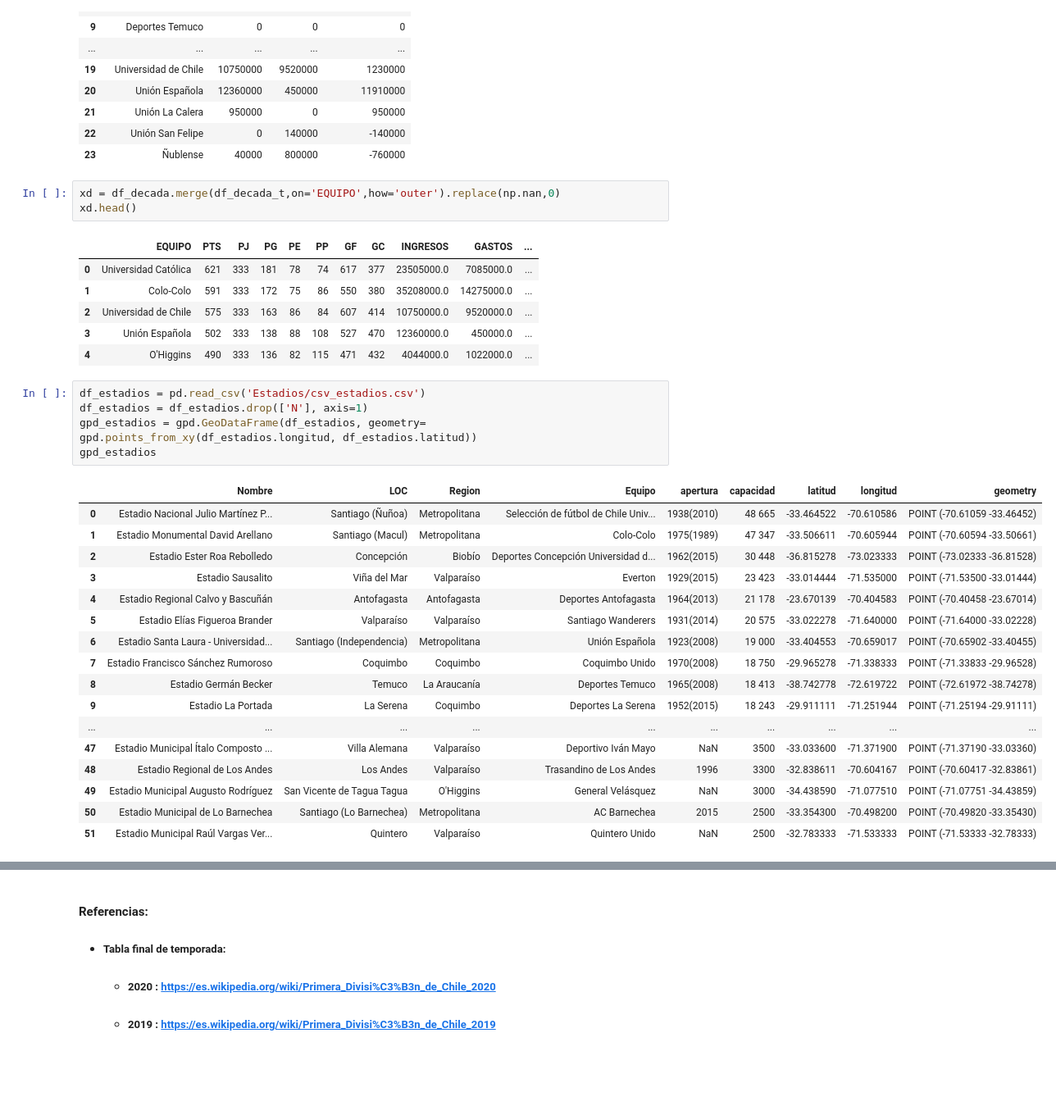
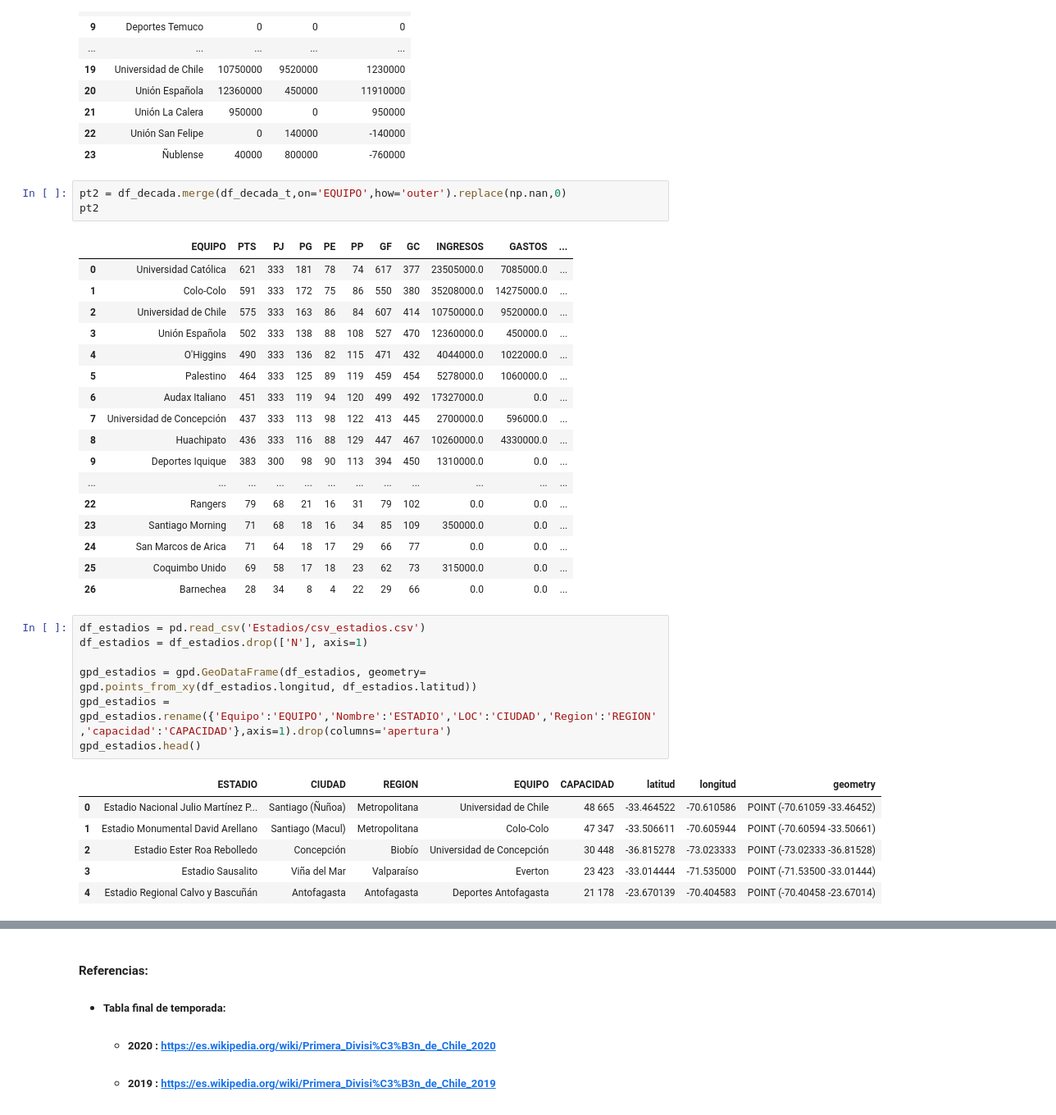
Before and after one commit to fmeza7/Proyecto_Cs_Datos_Grupo_1, a Jupyter notebook: Proyecto.ipynb, the cells around one changed output, grey strips where cells are left out. Shown at 82% size. Saved outputs shown, nothing was run; the diff lists cells and outputs as text; blank space fills up the shorter version.

```diff
--- a/Proyecto.ipynb
+++ b/Proyecto.ipynb
@@ -673,8 +670,8 @@ df_decada_t
 | 22 | Unión San Felipe | 0 | 140000 | -140000 |
 | 23 | Ñublense | 40000 | 800000 | -760000 |
 # %%
-xd = df_decada.merge(df_decada_t,on='EQUIPO',how='outer').replace(np.nan,0)
-xd.head()
+pt2 = df_decada.merge(df_decada_t,on='EQUIPO',how='outer').replace(np.nan,0)
+pt2
 # %% [output]
 |  | EQUIPO | PTS | PJ | PG | PE | PP | GF | GC | INGRESOS | GASTOS | ... |
 | 0 | Universidad Católica | 621 | 333 | 181 | 78 | 74 | 617 | 377 | 23505000.0 | 7085000.0 | ... |
@@ -682,26 +679,28 @@ xd.head()
 | 2 | Universidad de Chile | 575 | 333 | 163 | 86 | 84 | 607 | 414 | 10750000.0 | 9520000.0 | ... |
 | 3 | Unión Española | 502 | 333 | 138 | 88 | 108 | 527 | 470 | 12360000.0 | 450000.0 | ... |
 | 4 | O'Higgins | 490 | 333 | 136 | 82 | 115 | 471 | 432 | 4044000.0 | 1022000.0 | ... |
+| 5 | Palestino | 464 | 333 | 125 | 89 | 119 | 459 | 454 | 5278000.0 | 1060000.0 | ... |
+| 6 | Audax Italiano | 451 | 333 | 119 | 94 | 120 | 499 | 492 | 17327000.0 | 0.0 | ... |
+| 7 | Universidad de Concepción | 437 | 333 | 113 | 98 | 122 | 413 | 445 | 2700000.0 | 596000.0 | ... |
+| 8 | Huachipato | 436 | 333 | 116 | 88 | 129 | 447 | 467 | 10260000.0 | 4330000.0 | ... |
+| 9 | Deportes Iquique | 383 | 300 | 98 | 90 | 113 | 394 | 450 | 1310000.0 | 0.0 | ... |
+| ... | ... | ... | ... | ... | ... | ... | ... | ... | ... | ... | ... |
+| 22 | Rangers | 79 | 68 | 21 | 16 | 31 | 79 | 102 | 0.0 | 0.0 | ... |
+| 23 | Santiago Morning | 71 | 68 | 18 | 16 | 34 | 85 | 109 | 350000.0 | 0.0 | ... |
+| 24 | San Marcos de Arica | 71 | 64 | 18 | 17 | 29 | 66 | 77 | 0.0 | 0.0 | ... |
+| 25 | Coquimbo Unido | 69 | 58 | 17 | 18 | 23 | 62 | 73 | 315000.0 | 0.0 | ... |
+| 26 | Barnechea | 28 | 34 | 8 | 4 | 22 | 29 | 66 | 0.0 | 0.0 | ... |
 # %%
 df_estadios = pd.read_csv('Estadios/csv_estadios.csv')
 df_estadios = df_estadios.drop(['N'], axis=1)
+
 gpd_estadios = gpd.GeoDataFrame(df_estadios, geometry= gpd.points_from_xy(df_estadios.longitud, df_estadios.latitud))
-gpd_estadios
+gpd_estadios = gpd_estadios.rename({'Equipo':'EQUIPO','Nombre':'ESTADIO','LOC':'CIUDAD','Region':'REGION','capacidad':'CAPACIDAD'},axis=1).drop(columns='apertura')
+gpd_estadios.head()
 # %% [output]
-|  | Nombre | LOC | Region | Equipo | apertura | capacidad | latitud | longitud | geometry |
-| 0 | Estadio Nacional Julio Martínez P... | Santiago (Ñuñoa) | Metropolitana | Selección de fútbol de Chile Univ... | 1938(2010) | 48 665 | -33.464522 | -70.610586 | POINT (-70.61059 -33.46452) |
-| 1 | Estadio Monumental David Arellano | Santiago (Macul) | Metropolitana | Colo-Colo | 1975(1989) | 47 347 | -33.506611 | -70.605944 | POINT (-70.60594 -33.50661) |
-| 2 | Estadio Ester Roa Rebolledo | Concepción | Biobío | Deportes Concepción Universidad d... | 1962(2015) | 30 448 | -36.815278 | -73.023333 | POINT (-73.02333 -36.81528) |
-| 3 | Estadio Sausalito | Viña del Mar | Valparaíso | Everton | 1929(2015) | 23 423 | -33.014444 | -71.535000 | POINT (-71.53500 -33.01444) |
-| 4 | Estadio Regional Calvo y Bascuñán | Antofagasta | Antofagasta | Deportes Antofagasta | 1964(2013) | 21 178 | -23.670139 | -70.404583 | POINT (-70.40458 -23.67014) |
-| 5 | Estadio Elías Figueroa Brander | Valparaíso | Valparaíso | Santiago Wanderers | 1931(2014) | 20 575 | -33.022278 | -71.640000 | POINT (-71.64000 -33.02228) |
-| 6 | Estadio Santa Laura - Universidad... | Santiago (Independencia) | Metropolitana | Unión Española | 1923(2008) | 19 000 | -33.404553 | -70.659017 | POINT (-70.65902 -33.40455) |
-| 7 | Estadio Francisco Sánchez Rumoroso | Coquimbo | Coquimbo | Coquimbo Unido | 1970(2008) | 18 750 | -29.965278 | -71.338333 | POINT (-71.33833 -29.96528) |
-| 8 | Estadio Germán Becker | Temuco | La Araucanía | Deportes Temuco | 1965(2008) | 18 413 | -38.742778 | -72.619722 | POINT (-72.61972 -38.74278) |
-| 9 | Estadio La Portada | La Serena | Coquimbo | Deportes La Serena | 1952(2015) | 18 243 | -29.911111 | -71.251944 | POINT (-71.25194 -29.91111) |
-| ... | ... | ... | ... | ... | ... | ... | ... | ... | ... |
-| 47 | Estadio Municipal Ítalo Composto ... | Villa Alemana | Valparaíso | Deportivo Iván Mayo | NaN | 3500 | -33.033600 | -71.371900 | POINT (-71.37190 -33.03360) |
-| 48 | Estadio Regional de Los Andes | Los Andes | Valparaíso | Trasandino de Los Andes | 1996 | 3300 | -32.838611 | -70.604167 | POINT (-70.60417 -32.83861) |
-| 49 | Estadio Municipal Augusto Rodríguez | San Vicente de Tagua Tagua | O'Higgins | General Velásquez | NaN | 3000 | -34.438590 | -71.077510 | POINT (-71.07751 -34.43859) |
-| 50 | Estadio Municipal de Lo Barnechea | Santiago (Lo Barnechea) | Metropolitana | AC Barnechea | 2015 | 2500 | -33.354300 | -70.498200 | POINT (-70.49820 -33.35430) |
-| 51 | Estadio Municipal Raúl Vargas Ver... | Quintero | Valparaíso | Quintero Unido | NaN | 2500 | -32.783333 | -71.533333 | POINT (-71.53333 -32.78333) |
+|  | ESTADIO | CIUDAD | REGION | EQUIPO | CAPACIDAD | latitud | longitud | geometry |
+| 0 | Estadio Nacional Julio Martínez P... | Santiago (Ñuñoa) | Metropolitana | Universidad de Chile | 48 665 | -33.464522 | -70.610586 | POINT (-70.61059 -33.46452) |
+| 1 | Estadio Monumental David Arellano | Santiago (Macul) | Metropolitana | Colo-Colo | 47 347 | -33.506611 | -70.605944 | POINT (-70.60594 -33.50661) |
+| 2 | Estadio Ester Roa Rebolledo | Concepción | Biobío | Universidad de Concepción | 30 448 | -36.815278 | -73.023333 | POINT (-73.02333 -36.81528) |
+| 3 | Estadio Sausalito | Viña del Mar | Valparaíso | Everton | 23 423 | -33.014444 | -71.535000 | POINT (-71.53500 -33.01444) |
+| 4 | Estadio Regional Calvo y Bascuñán | Antofagasta | Antofagasta | Deportes Antofagasta | 21 178 | -23.670139 | -70.404583 | POINT (-70.40458 -23.67014) |
```
Also changed, not shown: parts of 11 cells of this notebook, 2 other files.
